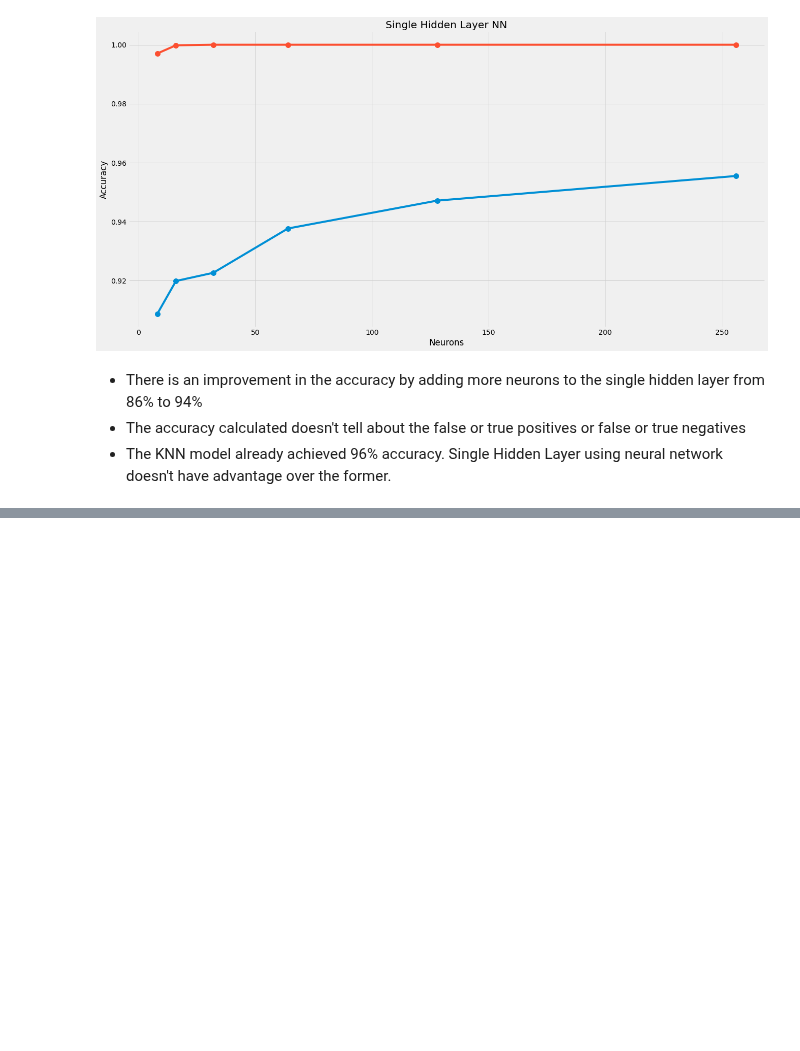
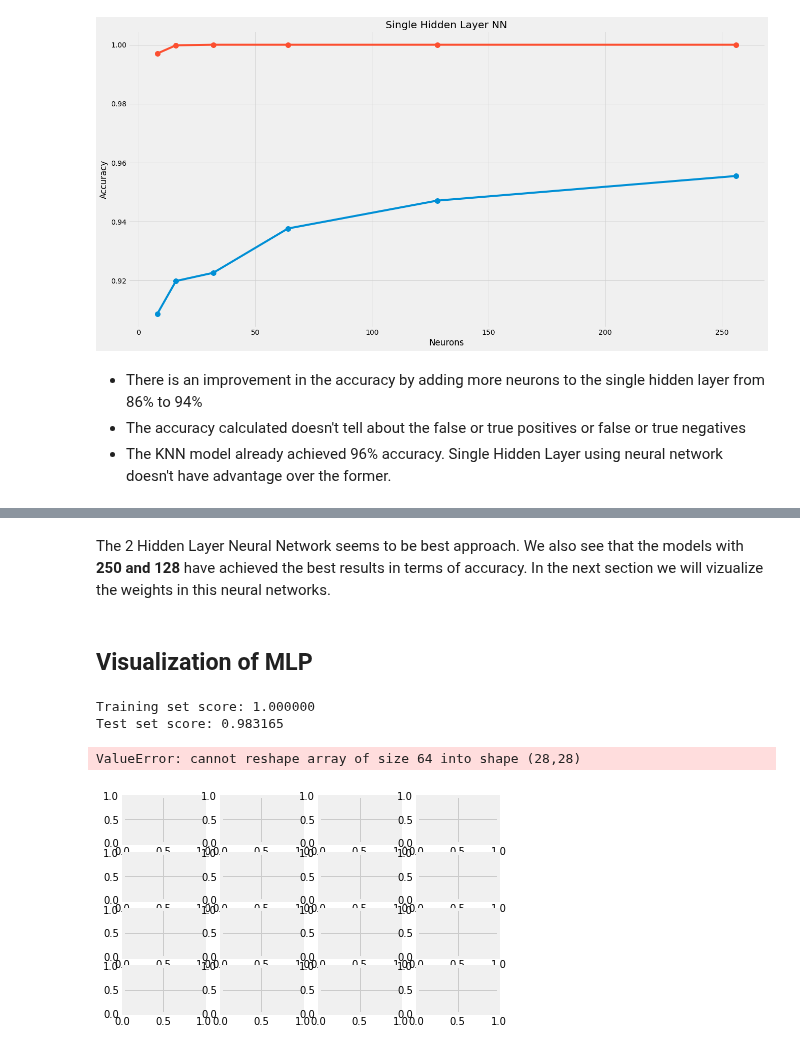
Before and after one commit to raduspaimoc/DataQuest-Projects, a Jupyter notebook: Classification Problems/Building A Handwritten Digits Classifier/Building A Handwritten Digits Classifier.ipynb, the cells around one changed output, grey strips where cells are left out. Cells and saved outputs as stored; diff of their text form; code cells hidden in the pictures; blank space fills up the shorter version.

Commit message:
[WIP] Visualization of MLP weights

```diff
--- a/Classification Problems/Building A Handwritten Digits Classifier/Building A Handwritten Digits Classifier.ipynb
+++ b/Classification Problems/Building A Handwritten Digits Classifier/Building A Handwritten Digits Classifier.ipynb
@@ -292,0 +292,27 @@ The 2 Hidden Layer Neural Network seems to be best approach.
+# %% [markdown]
+The 2 Hidden Layer Neural Network seems to be best approach. We also see that the models with **250 and 128** have achieved the best results in terms of accuracy. In the next section we will vizualize the weights in this neural networks.
+# %% [markdown]
+## Visualization of MLP
+# %%
+X_train, X_test, y_train, y_test = train_test_split(df, labels, test_size=0.33, random_state=42)
+# %%
+model_128 = nn_train((128, 128), X_train, y_train)
+# %%
+print("Training set score: %f" % model_128.score(X_train, y_train))
+print("Test set score: %f" % model_128.score(X_test, y_test))
+# %% [output]
+Training set score: 1.000000
+Test set score: 0.983165
+# %%
+fig, axes = plt.subplots(4, 4)
+# use global min / max to ensure all weights are shown on the same scale
+vmin, vmax = model_128.coefs_[0].min(), model_128.coefs_[0].max()
+for coef, ax in zip(model_128.coefs_[0].T, axes.ravel()):
+    ax.matshow(coef.reshape(28, 28), cmap=plt.cm.gray, vmin=0.5 * vmin, vmax=0.5 * vmax)
+    ax.set_xticks(())
+    ax.set_yticks(())
+
+plt.show()
+# %% [output]
+ValueError: cannot reshape array of size 64 into shape (28,28)
+[figure, added]
```
Also changed, not shown: parts of 25 cells of this notebook.
